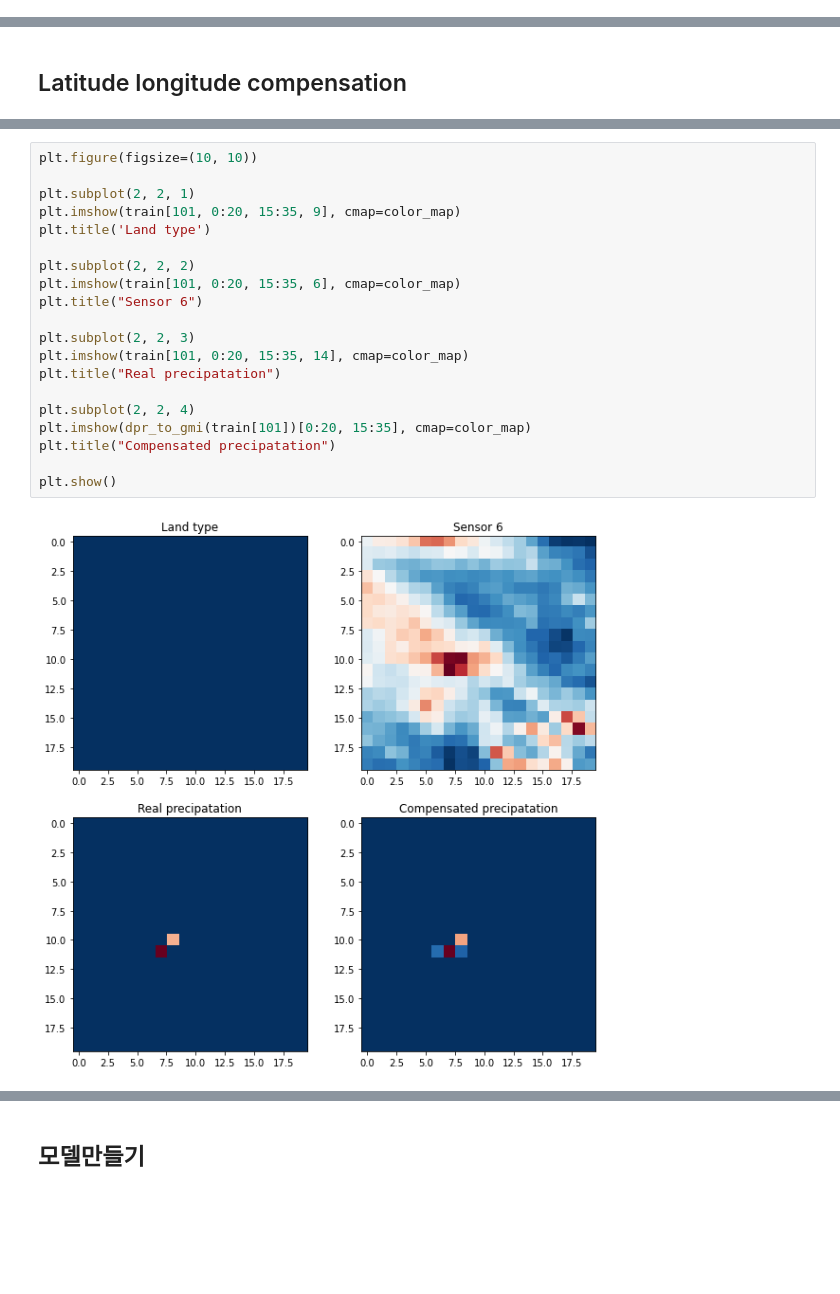
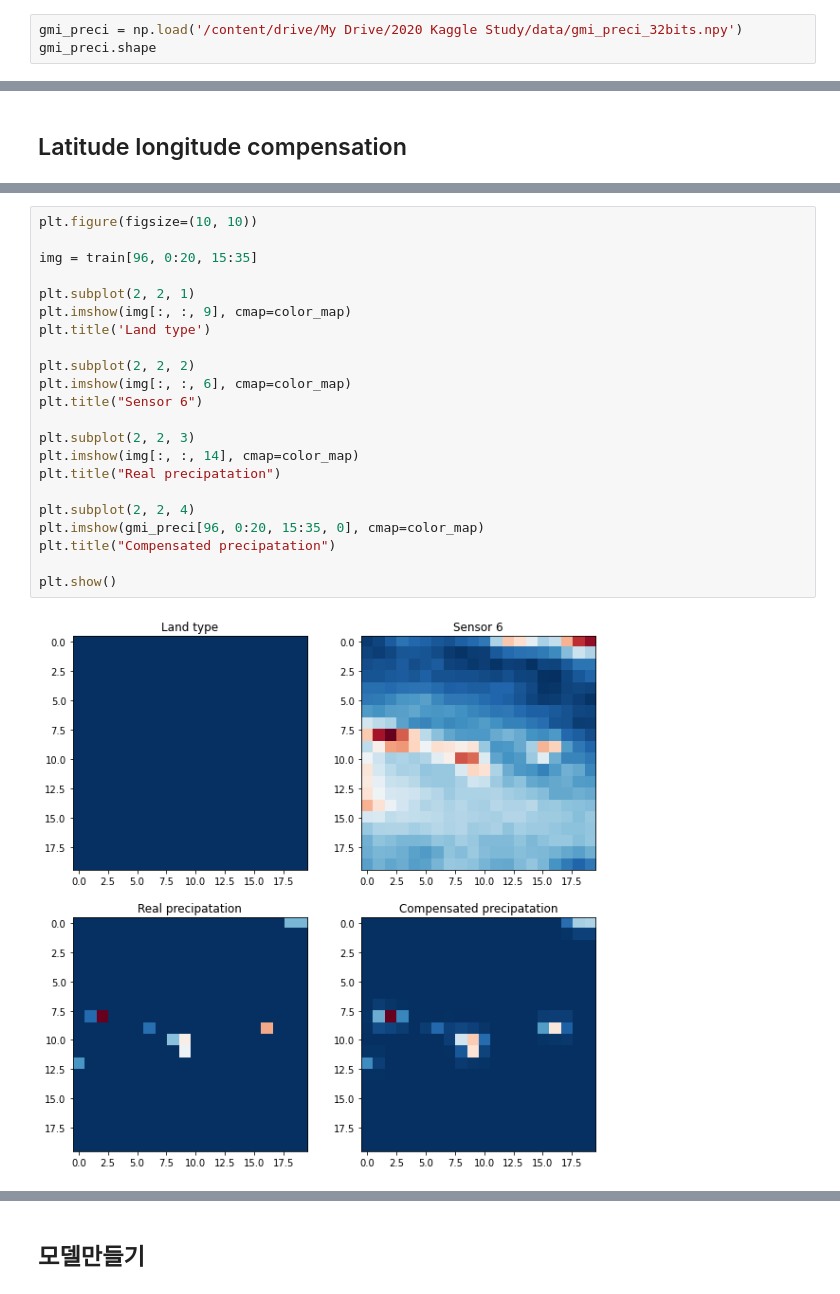
Before and after one commit to deagwon97/dacon-satellite-precipitation, a Jupyter notebook: Dacon_satellite_baseline.ipynb, the cells around one changed output, grey strips where cells are left out. Cells and saved outputs as stored; diff of their text form; blank space fills up the shorter version.

Commit message:
Saved gmi_preci_32bits.npy

```diff
--- a/Dacon_satellite_baseline.ipynb
+++ b/Dacon_satellite_baseline.ipynb
@@ -45,0 +53,3 @@ train.shape
+# %%
+gmi_preci = np.load('/content/drive/My Drive/2020 Kaggle Study/data/gmi_preci_32bits.npy')
+gmi_preci.shape
@@ -431,22 +316,24 @@ Wall time: 4.14 s
 # %%
 plt.figure(figsize=(10, 10))
 
+img = train[96, 0:20, 15:35]
+
 plt.subplot(2, 2, 1)
-plt.imshow(train[101, 0:20, 15:35, 9], cmap=color_map)
+plt.imshow(img[:, :, 9], cmap=color_map)
 plt.title('Land type')
 
 plt.subplot(2, 2, 2)
-plt.imshow(train[101, 0:20, 15:35, 6], cmap=color_map)
+plt.imshow(img[:, :, 6], cmap=color_map)
 plt.title("Sensor 6")
 
 plt.subplot(2, 2, 3)
-plt.imshow(train[101, 0:20, 15:35, 14], cmap=color_map)
+plt.imshow(img[:, :, 14], cmap=color_map)
 plt.title("Real precipatation")
 
 plt.subplot(2, 2, 4)
-plt.imshow(dpr_to_gmi(train[101])[0:20, 15:35], cmap=color_map)
+plt.imshow(gmi_preci[96, 0:20, 15:35, 0], cmap=color_map)
 plt.title("Compensated precipatation")
 
 plt.show()
 # %% [output]
-[figure, old version]
+[figure, new version]
```
Also changed, not shown: parts of 29 cells of this notebook.
